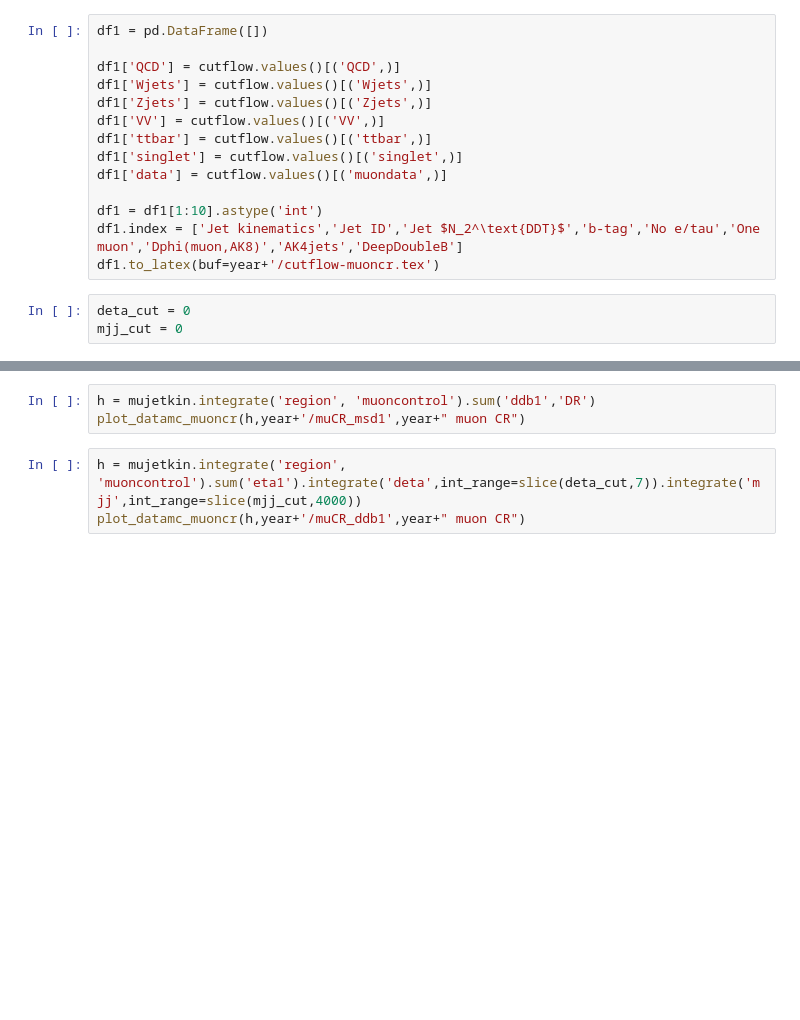
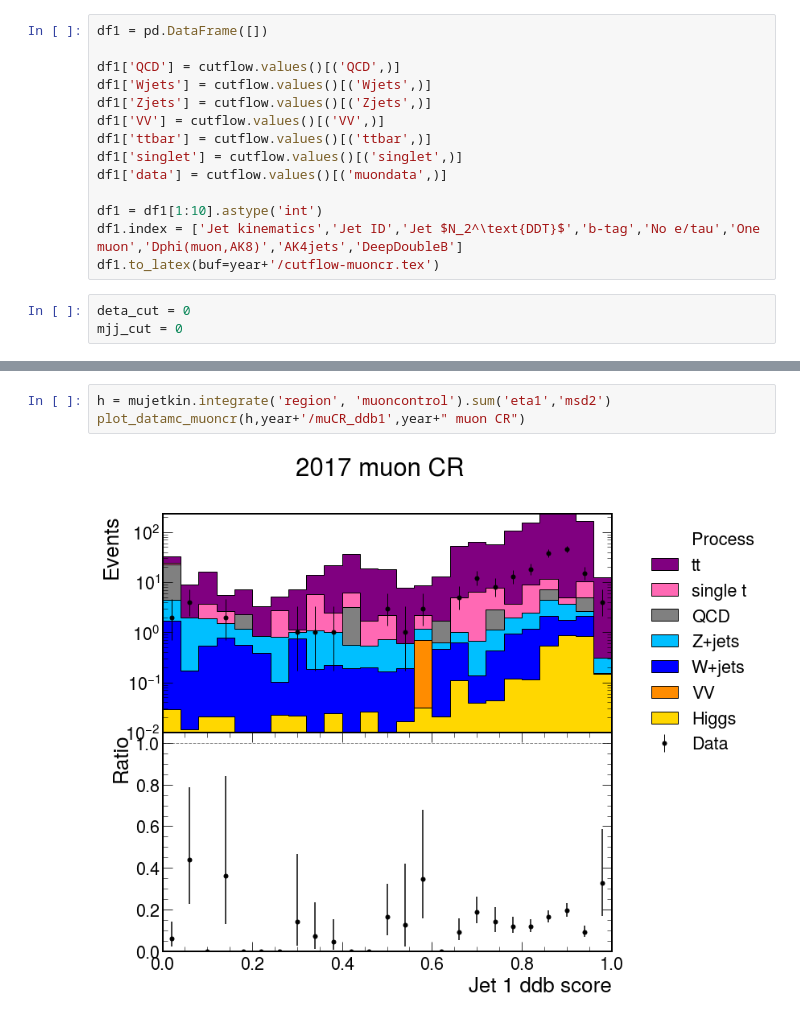
Before and after one commit to jennetd/boostedhiggs, a Jupyter notebook: binder-charm/vh-muCR.ipynb, the cells around one changed output, grey strips where cells are left out. Drawn from its saved outputs; the diff is of its cells as text; blank space fills up the shorter version.

```diff
--- a/binder-charm/vh-muCR.ipynb
+++ b/binder-charm/vh-muCR.ipynb
@@ -109,7 +133,6 @@ plot_datamc_muoncr(h,year+'/muCR_pt1',year+" muon CR")
 # %%
-h = mujetkin.integrate('region', 'muoncontrol').sum('ddb1','DR')
-plot_datamc_muoncr(h,year+'/muCR_msd1',year+" muon CR")
+h = mujetkin.integrate('region', 'muoncontrol').sum('eta1','msd2')
+plot_datamc_muoncr(h,year+'/muCR_ddb1',year+" muon CR")
+# %% [output]
+[figure, added]
-# %%
-h = mujetkin.integrate('region', 'muoncontrol').sum('eta1').integrate('deta',int_range=slice(deta_cut,7)).integrate('mjj',int_range=slice(mjj_cut,4000))
-plot_datamc_muoncr(h,year+'/muCR_ddb1',year+" muon CR")
 # %%
```
Also changed, not shown: parts of 11 cells of this notebook, 4 other files.
